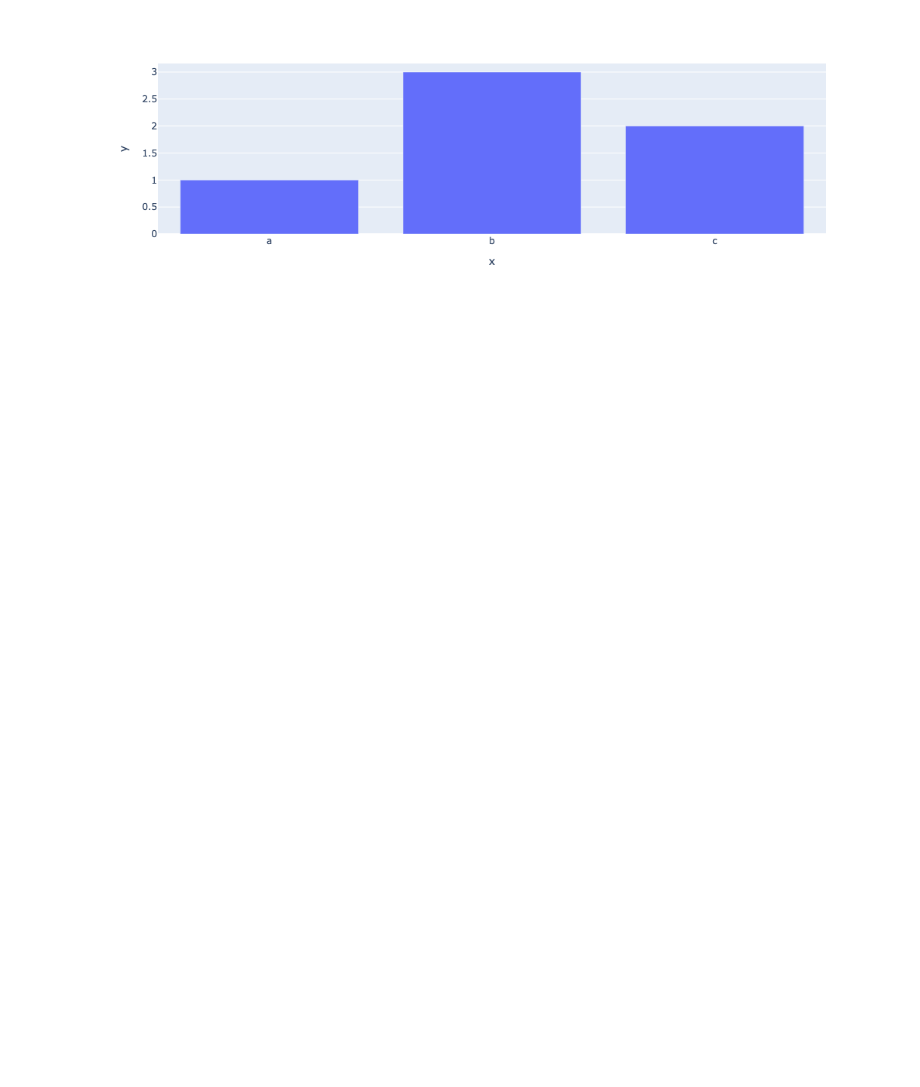
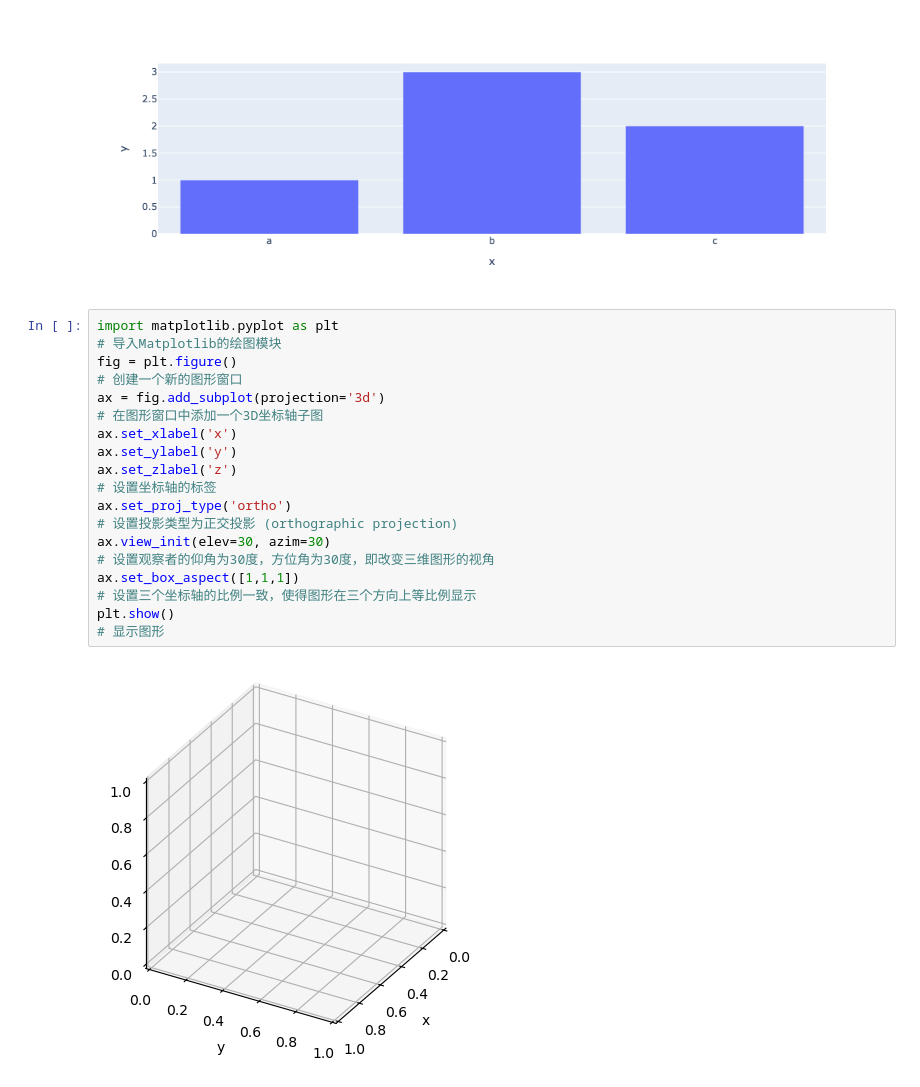
Before and after one commit to rulinma/learn-pytorch, a Jupyter notebook: plotly_demo.ipynb, the cells around one changed output. Cells and saved outputs as stored; diff of their text form; blank space fills up the shorter version.

```diff
--- a/plotly_demo.ipynb
+++ b/plotly_demo.ipynb
@@ -5,3 +5,24 @@ fig.show()
 # %% [output]
 [interactive output not drawn]
 [figure]
+# %%
+import matplotlib.pyplot as plt
+# 导入Matplotlib的绘图模块
+fig = plt.figure()
+# 创建一个新的图形窗口
+ax = fig.add_subplot(projection='3d')
+# 在图形窗口中添加一个3D坐标轴子图
+ax.set_xlabel('x')
+ax.set_ylabel('y')
+ax.set_zlabel('z')
+# 设置坐标轴的标签
+ax.set_proj_type('ortho')
+# 设置投影类型为正交投影 (orthographic projection)
+ax.view_init(elev=30, azim=30)
+# 设置观察者的仰角为30度，方位角为30度，即改变三维图形的视角
+ax.set_box_aspect([1,1,1])
+# 设置三个坐标轴的比例一致，使得图形在三个方向上等比例显示
+plt.show()
+# 显示图形
+# %% [output]
+[figure, added]
```
Also changed, not shown: parts of 1 cell of this notebook, 1 other file.
